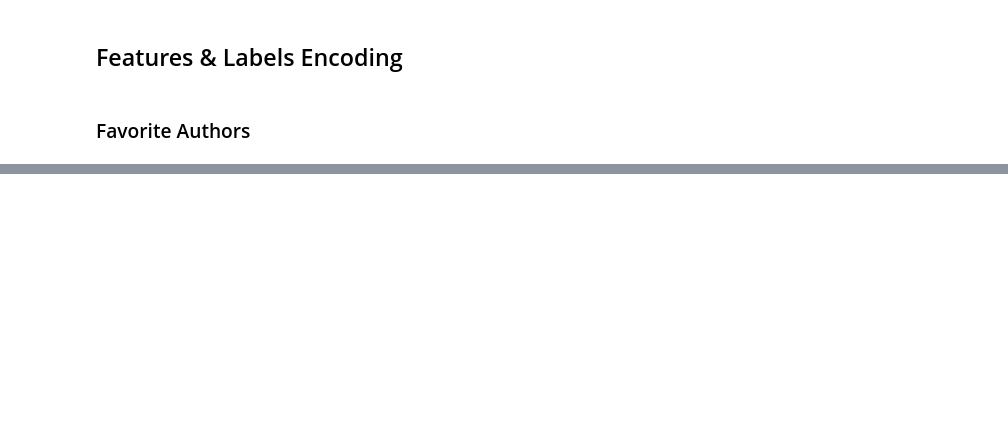
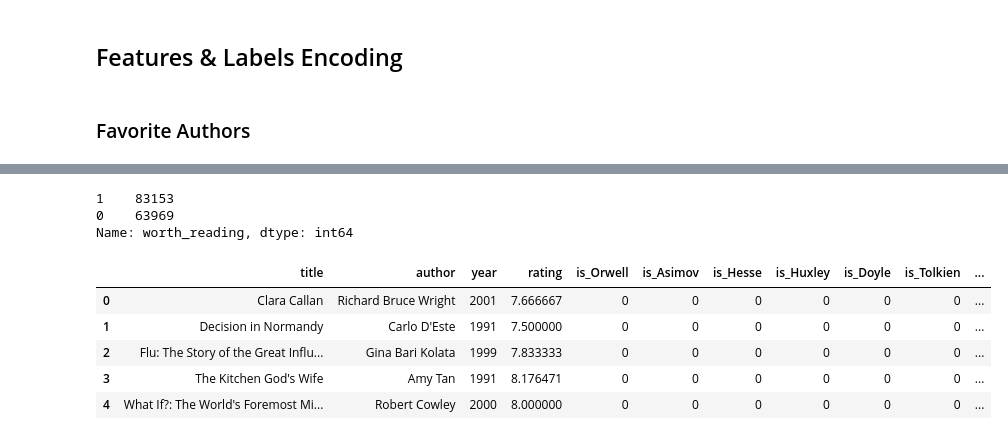
Before and after one commit to princeKike27/Book-Classifier, a Jupyter notebook: BookClassifieripynb.ipynb, the cells around one changed output, grey strips where cells are left out. Drawn from its saved outputs; the diff is of its cells as text; code cells hidden in the pictures; blank space fills up the shorter version.

```diff
--- a/BookClassifieripynb.ipynb
+++ b/BookClassifieripynb.ipynb
@@ -494,0 +520,18 @@ df_merged.head()
+# %%
+# check number of books worth_reading in df
+df_merged.worth_reading.value_counts()
+# %% [output]
+1    83153
+0    63969
+Name: worth_reading, dtype: int64
+# %%
+# select columns for the model
+df_lib = df_merged.iloc[:, 1:]
+df_lib.head()
+# %% [output]
+|  | title | author | year | rating | is_Orwell | is_Asimov | is_Hesse | is_Huxley | is_Doyle | is_Tolkien | ... |
+| 0 | Clara Callan | Richard Bruce Wright | 2001 | 7.666667 | 0 | 0 | 0 | 0 | 0 | 0 | ... |
+| 1 | Decision in Normandy | Carlo D'Este | 1991 | 7.500000 | 0 | 0 | 0 | 0 | 0 | 0 | ... |
+| 2 | Flu: The Story of the Great Influ... | Gina Bari Kolata | 1999 | 7.833333 | 0 | 0 | 0 | 0 | 0 | 0 | ... |
+| 3 | The Kitchen God's Wife | Amy Tan | 1991 | 8.176471 | 0 | 0 | 0 | 0 | 0 | 0 | ... |
+| 4 | What If?: The World's Foremost Mi... | Robert Cowley | 2000 | 8.000000 | 0 | 0 | 0 | 0 | 0 | 0 | ... |
```
Also changed, not shown: parts of 31 cells of this notebook.
